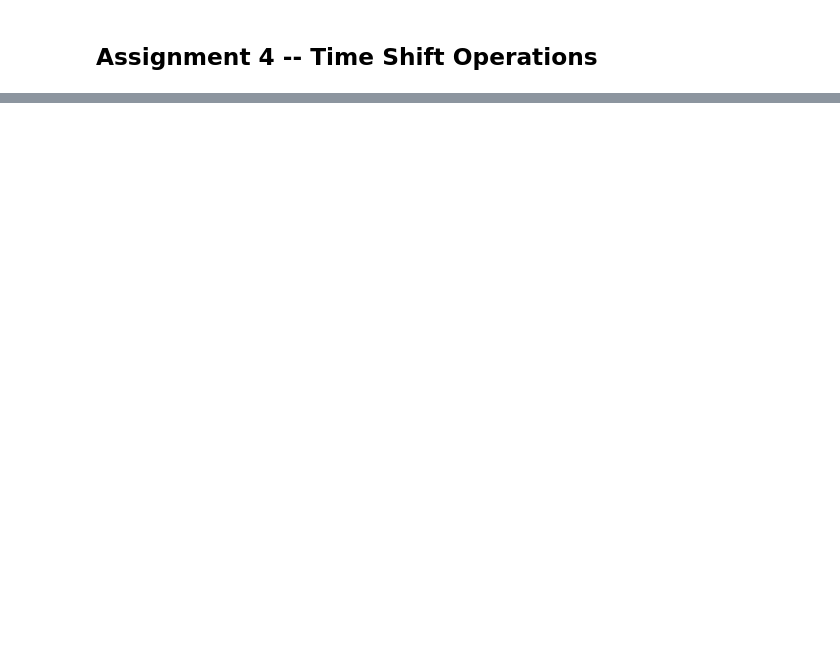
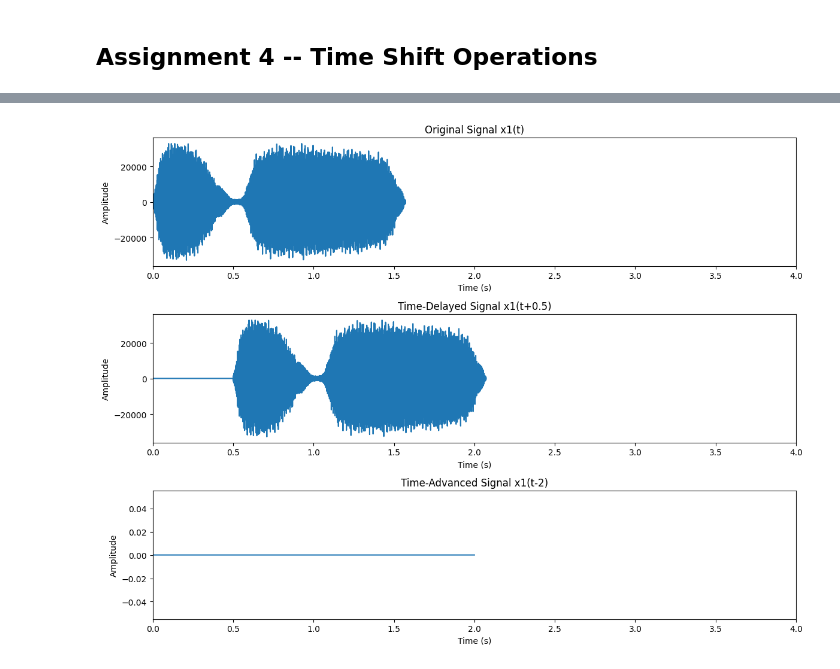
Before and after one commit to liliana0514/513HW1, a Jupyter notebook: 513TemplateL1.ipynb, the cells around one changed output, grey strips where cells are left out. Cells and saved outputs as stored; diff of their text form; code cells hidden in the pictures; blank space fills up the shorter version.

```diff
--- a/513TemplateL1.ipynb
+++ b/513TemplateL1.ipynb
@@ -346,0 +425,94 @@ There is a trivial case that you should ideally test for. If the shift is zero,
+# %%
+# Assignment 4 - Time Shift Operation
+
+# Part A - Writing the timeshift Function
+import numpy as np
+
+def timeshift(x, fs, t0):
+    """
+    Shifts the time axis of an audio signal.
+
+    Inputs:
+    - x: Numpy array, the input audio signal.
+    - fs: Integer, the sampling rate of the signal in Hz.
+    - t0: Float, the time shift in seconds. Positive for delay, negative for advance.
+
+    Outputs:
+    - y: Numpy array, the time-shifted signal.
+    - t: Numpy array, the time vector corresponding to the shifted signal.
+
+    This function shifts the audio signal in time. If the shift is positive, it delays the signal,
+    padding the beginning with zeros. If the shift is negative, it advances the signal,
+    and pads the end with zeros.
+    """
+    n0 = int(t0 * fs)
+    if t0 > 0:
+        # Time delay - pad the beginning with zeros
+        y = np.concatenate((np.zeros(n0), x))
+    else:
+        # Time advance - pad the end with zeros
+        y = np.concatenate((x[-n0:], np.zeros(-n0)))
+
+    t = np.arange(len(y)) / fs
+    return y, t
+
+# Part B - Creating and Plotting Time-Shifted Signals
+# Ensure x1 and fs1 are defined here
+# x1, fs1 = wavfile.read('path_to_your_audio_file.wav')
+
+# Apply time shift and create new signals
+y1, t1 = timeshift(x1, fs1, 0.5)  # Apply time shift of +0.5 seconds
+y2, t2 = timeshift(x1, fs1, -2)   # Apply time shift of -2 seconds
+
+# Plotting the original and time-shifted signals
+plt.figure(figsize=(12, 9))
+
+# Plot original signal x1
+plt.subplot(3, 1, 1)
+plt.plot(np.arange(len(x1)) / fs1, x1)
+plt.title('Original Signal x1(t)')
+plt.xlim(0, 4)
+plt.xlabel('Time (s)')
+plt.ylabel('Amplitude')
+
+# Plot time-delayed signal x1(t+0.5)
+plt.subplot(3, 1, 2)
+plt.plot(t1, y1)
+plt.title('Time-Delayed Signal x1(t+0.5)')
+plt.xlim(0, 4)
+plt.xlabel('Time (s)')
+plt.ylabel('Amplitude')
+
+# Plot time-advanced signal x1(t-2)
+plt.subplot(3, 1, 3)
+plt.plot(t2, y2)
+plt.title('Time-Advanced Signal x1(t-2)')
+plt.xlim(0, 4)
+plt.xlabel('Time (s)')
+plt.ylabel('Amplitude')
+
+plt.tight_layout()
+plt.show()
+
+# Part C: Playing the Signals
+from IPython.display import Audio, display
+
+# Handle NaNs and Infinities in the time-advanced signal
+y2 = np.nan_to_num(y2)
+
+# Ensure Correct Data Type and Range for audio playback
+y2 = np.clip(y2, -32768, 32767).astype(np.int16)
+
+# Play the original signal
+print("Playing original signal x1")
+display(Audio(x1, rate=fs1))
+
+# Play the time-delayed signal
+print("Playing time-delayed signal x1(t+0.5)")
+display(Audio(y1, rate=fs1))
+
+# Play the time-advanced signal
+print("Playing time-advanced signal x1(t-2)")
+display(Audio(y2, rate=fs1))
+# %% [output]
+[figure, added]
```
Also changed, not shown: parts of 35 cells of this notebook, 2 other files.
